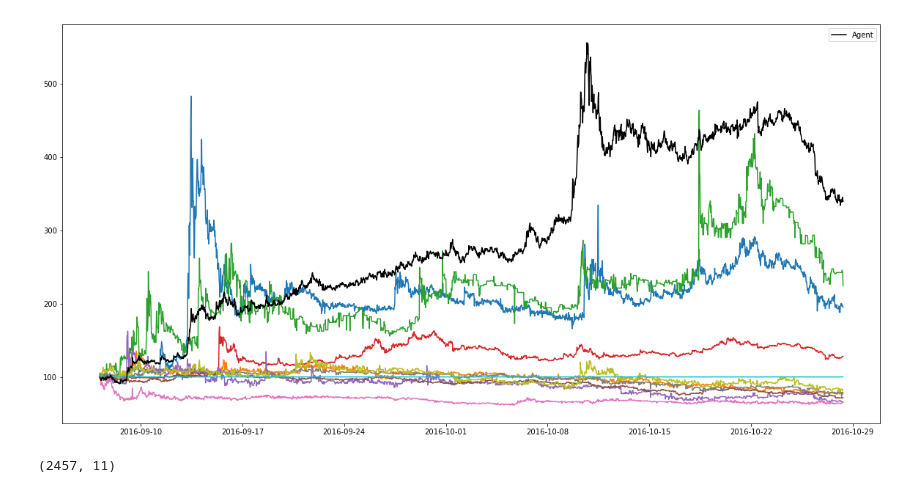
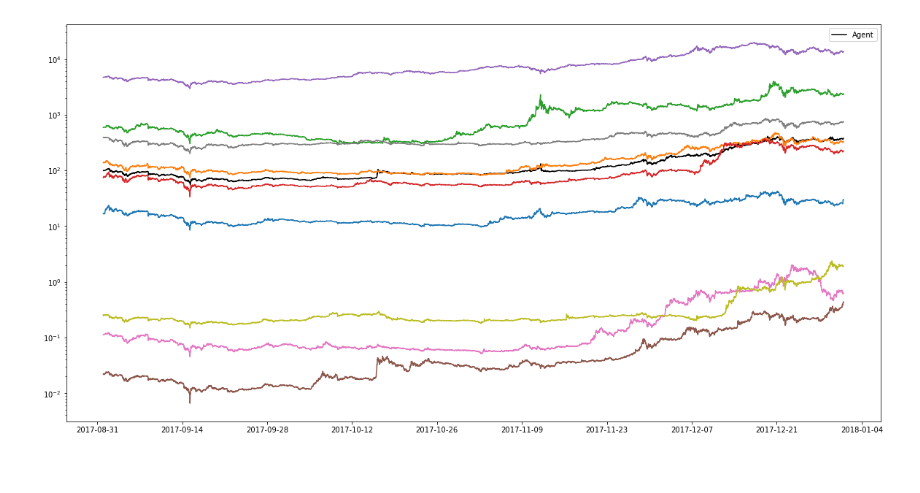
Before and after one commit to jjakimoto/Development, a Jupyter notebook: cryptocurrency/RL.ipynb, the cells around one changed output. Saved outputs shown, nothing was run; the diff lists cells and outputs as text; code cells hidden in the pictures; blank space fills up the shorter version.

```diff
--- a/cryptocurrency/RL.ipynb
+++ b/cryptocurrency/RL.ipynb
@@ -98,6 +363,0 @@ best_df = df_val[:, index]
-# %%
-plt.plot(best_df)
-# plt.plot(pd.DataFrame(eiie.test_cumulative_returns, index=df.index[1:]))
-for i in range(9):
-    print(i)
-    plt.plot(pd.DataFrame(df_val[:, [i]], index=df.index))
@@ -116,22 +364,29 @@ ValueError: ordinal must be >= 1
-# %%
-plt.figure(figsize=(20, 10))
-plt.plot(pd.DataFrame(df_val[:, 1], index=df.index))
-plt.plot(pd.DataFrame(df_val[:, 0], index=df.index))
-plt.plot(pd.DataFrame(df_val[:, 2], index=df.index))
-plt.plot(pd.DataFrame(df_val[:, 3], index=df.index))
-plt.plot(pd.DataFrame(df_val[:, 4], index=df.index))
-plt.plot(pd.DataFrame(df_val[:, 5], index=df.index))
-plt.plot(pd.DataFrame(df_val[:, 6], index=df.index))
-# plt.plot(pd.DataFrame(df_val[:, 7], index=df.index))
-plt.plot(pd.DataFrame(df_val[:, 8], index=df.index))
-plt.plot(pd.DataFrame(df_val[:, 9], index=df.index))
-plt.plot(pd.DataFrame(df_val[:, 10], index=df.index))
-plt.plot(pd.DataFrame(eiie.test_cumulative_returns, index=df.index[1:]), color='k', label="Agent")
-plt.legend()
-plt.savefig('2016-09-07 04:00:00-2016-10-28 08:00:00.png')
-# %% [output]
-[figure, removed]
-# %%
-df.shape
-# %% [output]
-(2457, 11)
+# %%
+df_ = env.dfs['close']
+
+test_start = '2017-09-01 00:00:00'
+test_end = '2018-01-01 00:00:00'
+# test_start = '2017-07-01 00:00:00'
+# test_end = '2017-09-01 00:00:00'
+# test_end = '2017-12-01 00:00:00'
+# test_start = '2015-09-01 00:00:00'
+# test_end = '2015-12-01 00:00:00'
+
+df_ = df_.loc[(df_.index >= test_start) & (df_.index <=  test_end)]
+
+# test_end = '2017-11-01 00:00:00'
+df = df_.loc[(df_.index >= test_start) & (df_.index <=  test_end)]
+agent_df = pd.DataFrame(eiie.test_cumulative_returns, index=df_.index[1:])
+agent_df = agent_df.loc[(agent_df.index >= test_start) & (agent_df.index <=  test_end)]
+
+fig, ax = plt.subplots(figsize=(20, 10))
+# fig.figure(figsize=(20, 10))
+# plt.plot(best_df)
+ax.plot(agent_df, color='k', label="Agent")
+for i in range(9):
+    ax.plot(pd.DataFrame(df.values[:, [i]], index=df.index))
+ax.legend()
+ax.set_yscale('log')
+plt.savefig('2017-09-01 00:00:00-2018-01-01 00:00:00_test.png')
+# %% [output]
+[figure, added]
```
Also changed, not shown: parts of 22 cells of this notebook, 2 other files.
